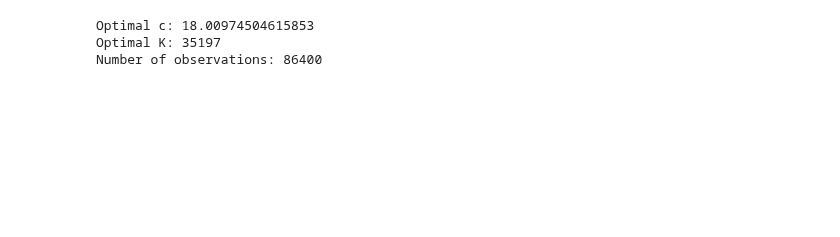
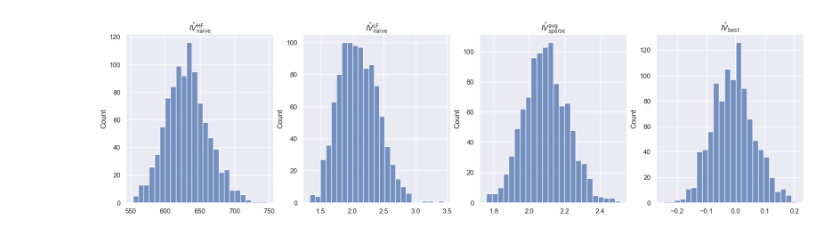
Before and after one commit to gaetanX21/hf-volatility, a Jupyter notebook: src/notebooks/playground/gaetan/rv_estimation.ipynb, the cells around one changed output. Cells and saved outputs as stored; diff of their text form; code cells hidden in the pictures; blank space fills up the shorter version.

Commit message:
nice_plot

```diff
--- a/src/notebooks/playground/gaetan/rv_estimation.ipynb
+++ b/src/notebooks/playground/gaetan/rv_estimation.ipynb
@@ -57,11 +19,23 @@ Best Rel. Error: -0.14496985308823568
-# %%
-c_opt = ((T / (12*sigma_eps**4)) * np.sum(nu**2)*dt) ** (1/3)
-K_opt = int(c_opt*n**(2/3))
-print(f"Optimal c: {c_opt}")
-print(f"Optimal K: {K_opt}")
-print(f"Number of observations: {n}")
-# %% [output]
-Optimal c: 18.00974504615853
-Optimal K: 35197
-Number of observations: 86400
+# %%
+# Heston model parameters
+mu = 0 # we don't care about the drift here
+# using parameters from https://www.princeton.edu/~yacine/liquidity.pdf
+theta = 0.1 # long term volatility
+kappa = 5 # mean reversion coefficient
+sigma = 0.5 # volatility of volatility
+rho = -0.3 # correlation between the asset and its variance
+nu0 = theta # initial variance
+assert 2*kappa*theta > sigma**2, "Feller condition not satisfied"
+
+# microstructure noise parameters
+sigma_eps = 0.001 # standard deviation of the noise, as proposed in https://www.princeton.edu/~yacine/liquidity.pdf
+
+# simulation parameters
+S0 = 100 # initial price
+T = 1/365 # 1 day (no need for 1/252 here as it's days, not trading days)
+dt = 1/(365*24*60*60) # 1 second
+M = 1000 # number of simulations
+
+# estimation parameters
+K = 300 # number of bins
 # %%
@@ -97 +64,15 @@ for i in tqdm(range(M)):
+# %%
+# M=1000
+fig, ax = plt.subplots(1, 4, figsize=(20, 5))
+sns.histplot((all_iv_naive_est_HF-all_iv_real)/all_iv_real, ax=ax[0])
+ax[0].set_title(r'$\hat{IV}_\text{naive}^\text{HF}$')
+sns.histplot((all_iv_naive_est_LF-all_iv_real)/all_iv_real, ax=ax[1])
+ax[1].set_title(r'$\hat{IV}_\text{naive}^\text{LF}$')
+sns.histplot((all_iv_multigrid_est-all_iv_real)/all_iv_real, ax=ax[2])
+ax[2].set_title(r'$\hat{IV}_\text{sparse}^\text{avg}$')
+sns.histplot((all_iv_best_est-all_iv_real)/all_iv_real, ax=ax[3])
+ax[3].set_title(r'$\hat{IV}_\text{best}$')
+plt.show()
+# %% [output]
+[figure, added]
 # %%
```
Also changed, not shown: parts of 8 cells of this notebook, 2 other files.
